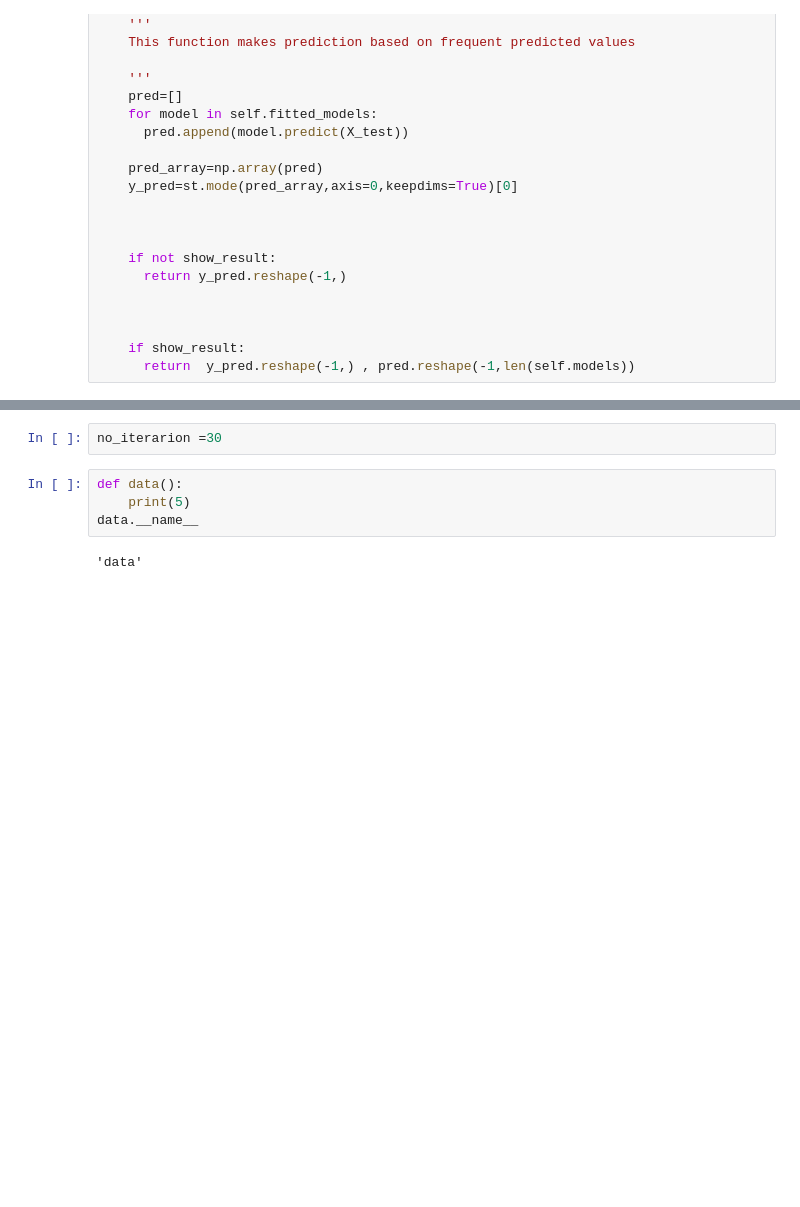
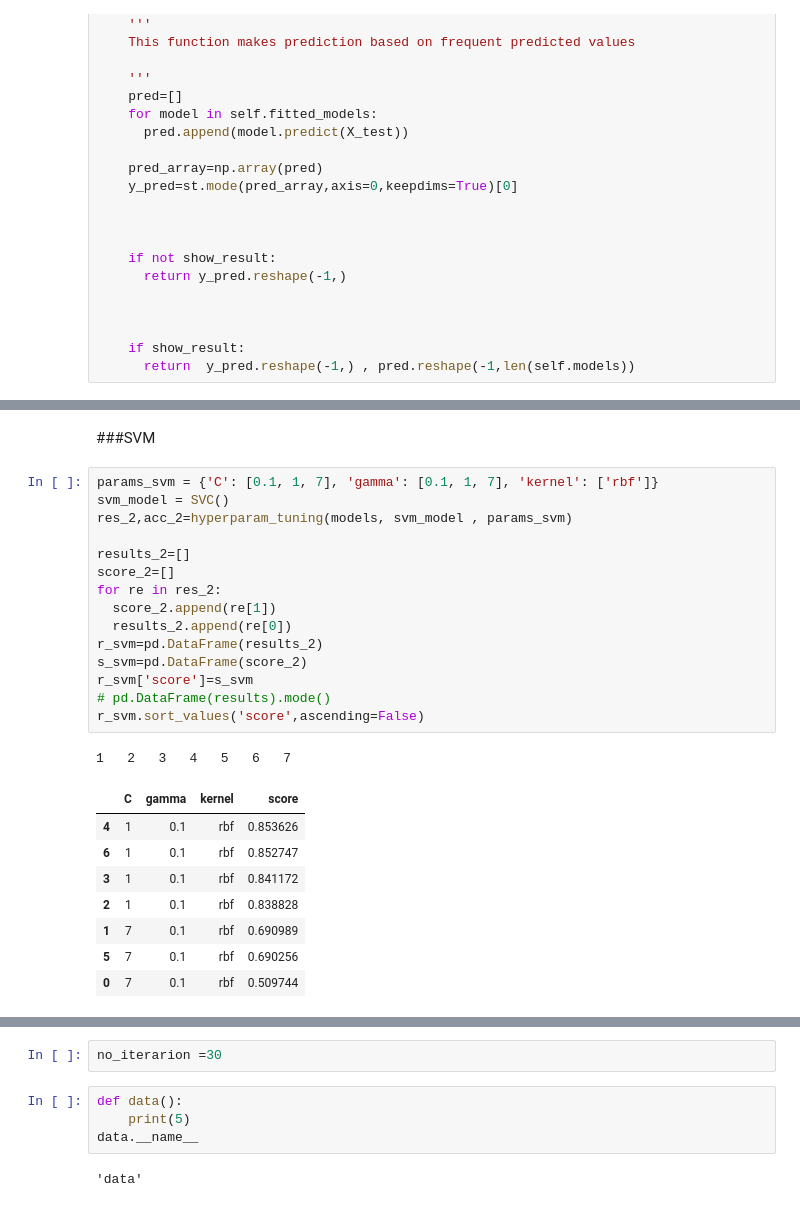
Before and after one commit to amyazdan/Adhd-detection-ML-algorithms, a Jupyter notebook: adhd.ipynb, the cells around one changed output, grey strips where cells are left out. Drawn from its saved outputs; the diff is of its cells as text; blank space fills up the shorter version.

```diff
--- a/adhd.ipynb
+++ b/adhd.ipynb
@@ -299,0 +541,27 @@ class Model():
+# %% [markdown]
+###SVM
+# %%
+params_svm = {'C': [0.1, 1, 7], 'gamma': [0.1, 1, 7], 'kernel': ['rbf']}
+svm_model = SVC()
+res_2,acc_2=hyperparam_tuning(models, svm_model , params_svm)
+
+results_2=[]
+score_2=[]
+for re in res_2:
+  score_2.append(re[1])
+  results_2.append(re[0])
+r_svm=pd.DataFrame(results_2)
+s_svm=pd.DataFrame(score_2)
+r_svm['score']=s_svm
+# pd.DataFrame(results).mode()
+r_svm.sort_values('score',ascending=False)
+# %% [output]
+1   2   3   4   5   6   7
+|  | C | gamma | kernel | score |
+| 4 | 1 | 0.1 | rbf | 0.853626 |
+| 6 | 1 | 0.1 | rbf | 0.852747 |
+| 3 | 1 | 0.1 | rbf | 0.841172 |
+| 2 | 1 | 0.1 | rbf | 0.838828 |
+| 1 | 7 | 0.1 | rbf | 0.690989 |
+| 5 | 7 | 0.1 | rbf | 0.690256 |
+| 0 | 7 | 0.1 | rbf | 0.509744 |
```
Also changed, not shown: parts of 37 cells of this notebook, 13 other files.
